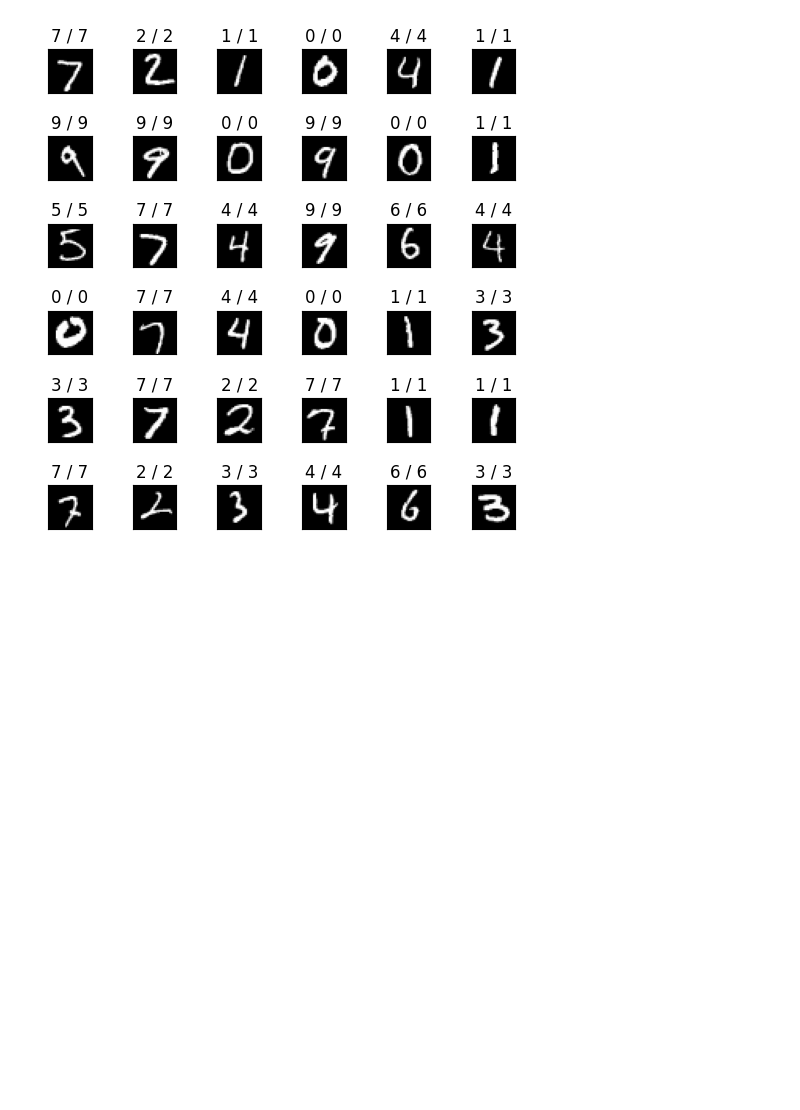
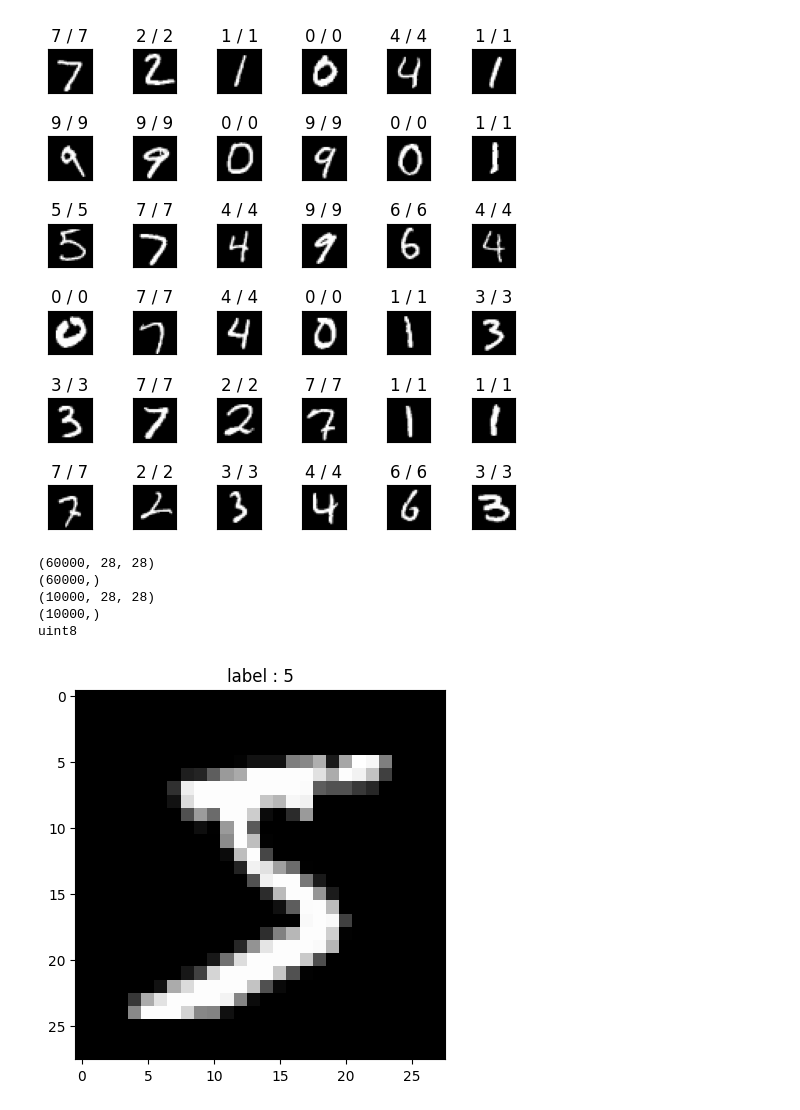
Before and after one commit to Munkheredene/ml-data, a Jupyter notebook: deeplearning_task/DL_task_sprint2_deeplearning.ipynb, the cells around one changed output. Drawn from its saved outputs; the diff is of its cells as text; code cells hidden in the pictures; blank space fills up the shorter version.

```diff
--- a/deeplearning_task/DL_task_sprint2_deeplearning.ipynb
+++ b/deeplearning_task/DL_task_sprint2_deeplearning.ipynb
@@ -396,3 +396,27 @@ for i in range(num):
 plt.show()
 # %% [output]
 [figure]
+# %%
+from keras.datasets import mnist
+import matplotlib.pyplot as plt
+(X_train, y_train), (X_test, y_test) = mnist.load_data()
+# %%
+print(X_train.shape) # (60000, 28, 28)
+print(y_train.shape) # (10000, 28, 28)
+print(X_test.shape) # (10000, 28, 28)
+print(y_test.shape)
+print(X_train[0].dtype) # uint8
+# %% [output]
+(60000, 28, 28)
+(60000,)
+(10000, 28, 28)
+(10000,)
+uint8
+# %%
+index = 0
+image = X_train[index].reshape(28,28)
+plt.imshow(image, 'gray')
+plt.title('label : {}'.format(y_train[index]))
+plt.show()
+# %% [output]
+[figure, added]
```
Also changed, not shown: parts of 1 cell of this notebook, 2 other files.
